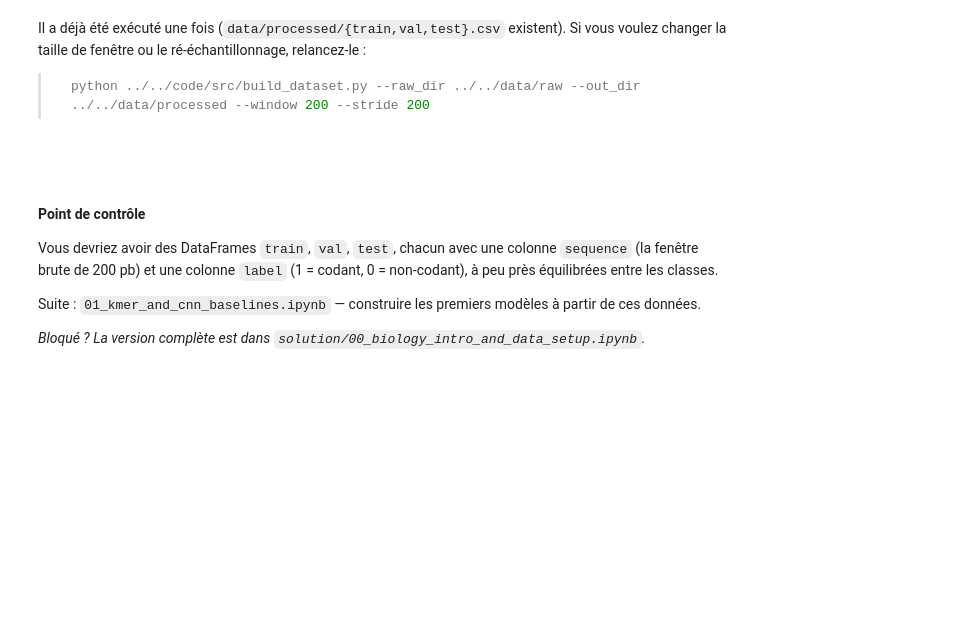
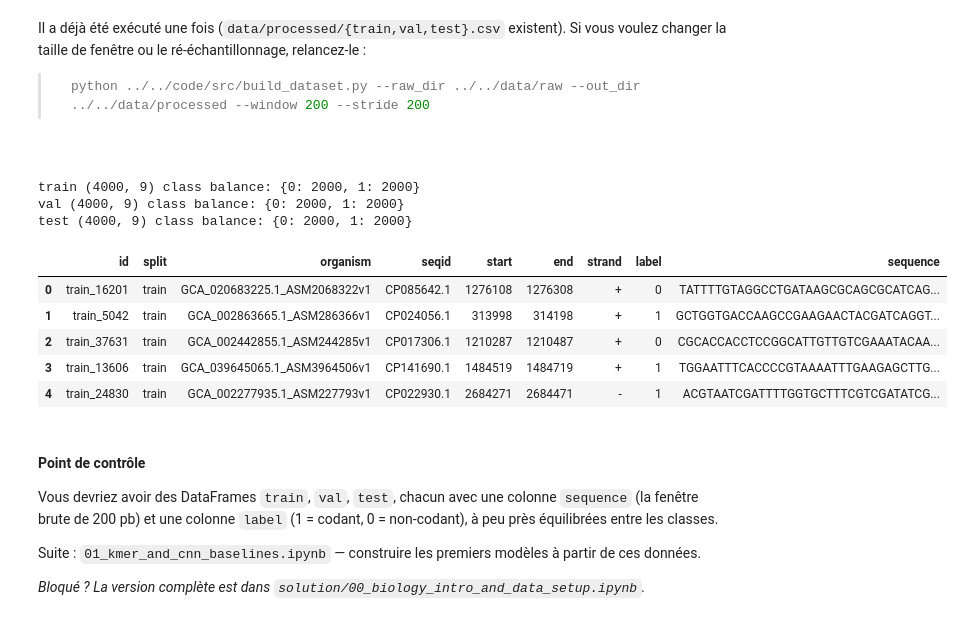
Before and after one commit to chabelbossa/EEIA-bioAI-Workshop-project, a Jupyter notebook: day1/00_biology_intro_and_data_setup.ipynb, the cells around one changed output. Cells and saved outputs as stored; diff of their text form; code cells hidden in the pictures; blank space fills up the shorter version.

````diff
--- a/day1/00_biology_intro_and_data_setup.ipynb
+++ b/day1/00_biology_intro_and_data_setup.ipynb
@@ -51,0 +47,17 @@ RAW_DIR = "../2-data/raw"
+# %%
+
+import sys
+from pathlib import Path
+
+# Si le notebook tourne depuis la racine du projet
+if Path("2-data/raw").exists():
+    RAW_DIR = "2-data/raw"
+    if "day1/src" not in sys.path:
+        sys.path.append("day1/src")
+# Si le notebook tourne depuis le dossier day1/
+else:
+    RAW_DIR = "../2-data/raw"
+    if "src" not in sys.path:
+        sys.path.append("src")
+
+print(f"Dossier raw utilisé : {RAW_DIR}")
@@ -89,6 +108,34 @@ relancez-le :
 > ```bash
 > python ../../code/src/build_dataset.py --raw_dir ../../data/raw --out_dir ../../data/processed --window 200 --stride 200
 ```
+# %%
+# N_WINDOWS fenêtres par split, équilibrées codant/non-codant : le MÊME budget
+# que les embeddings Evo2 du Jour 2 (comparaison juste au Jour 4)
+N_WINDOWS = 4000
+from data import load_all
+
+# Définition automatique du dossier des CSV traités ("2-data/processed")
+PROCESSED_DIR = RAW_DIR.replace("raw", "processed")
+
+# Charge les 3 splits (train, val, test)
+splits = load_all(PROCESSED_DIR, max_rows=N_WINDOWS)
+
+# Affiche pour chaque split sa taille (shape) et le nombre de 0 et 1 (class balance)
+for name, df in splits.items():
+    print(name, df.shape, "class balance:", df['label'].value_counts().to_dict())
+
+# Affiche un aperçu du jeu d'entraînement
+splits["train"].head()
+# %% [output]
+train (4000, 9) class balance: {0: 2000, 1: 2000}
+val (4000, 9) class balance: {0: 2000, 1: 2000}
+test (4000, 9) class balance: {0: 2000, 1: 2000}
+|  | id | split | organism | seqid | start | end | strand | label | sequence |
+| 0 | train_16201 | train | GCA_020683225.1_ASM2068322v1 | CP085642.1 | 1276108 | 1276308 | + | 0 | TATTTTGTAGGCCTGATAAGCGCAGCGCATCAG... |
+| 1 | train_5042 | train | GCA_002863665.1_ASM286366v1 | CP024056.1 | 313998 | 314198 | + | 1 | GCTGGTGACCAAGCCGAAGAACTACGATCAGGT... |
+| 2 | train_37631 | train | GCA_002442855.1_ASM244285v1 | CP017306.1 | 1210287 | 1210487 | + | 0 | CGCACCACCTCCGGCATTGTTGTCGAAATACAA... |
+| 3 | train_13606 | train | GCA_039645065.1_ASM3964506v1 | CP141690.1 | 1484519 | 1484719 | + | 1 | TGGAATTTCACCCCGTAAAATTTGAAGAGCTTG... |
+| 4 | train_24830 | train | GCA_002277935.1_ASM227793v1 | CP022930.1 | 2684271 | 2684471 | - | 1 | ACGTAATCGATTTTGGTGCTTTCGTCGATATCG... |
 # %%
 # N_WINDOWS fenêtres par split, équilibrées codant/non-codant : le MÊME budget
 # que les embeddings Evo2 du Jour 2 (comparaison juste au Jour 4)
````
Also changed, not shown: parts of 7 cells of this notebook, 11 other files.
